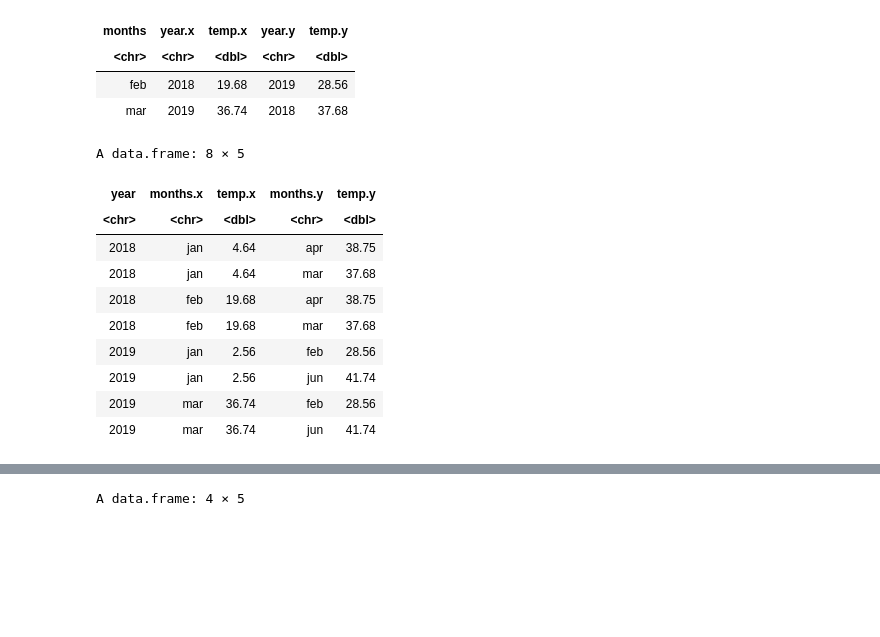
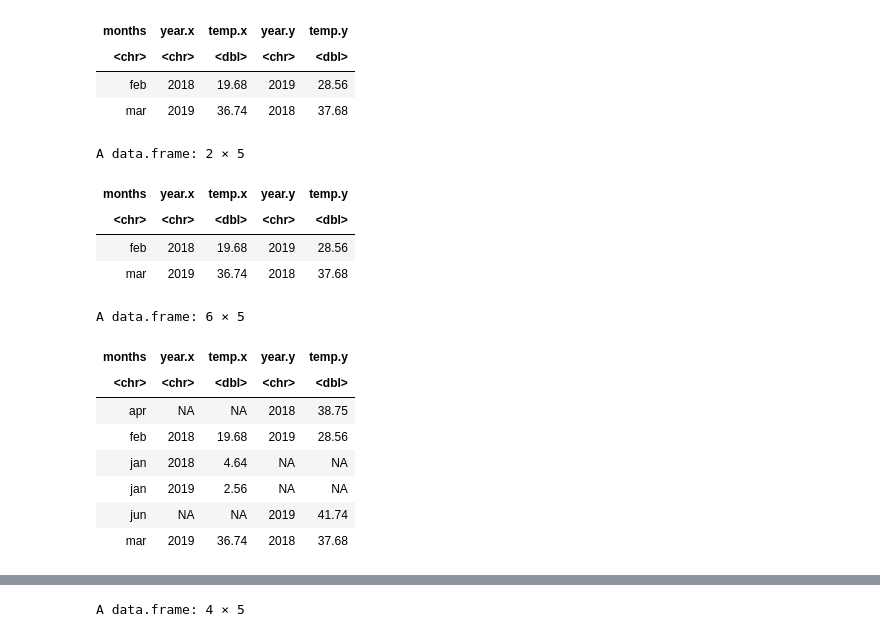
Before and after one commit to svkarthik86/R-Programming, a Jupyter notebook: DataReshape_in_R.ipynb, the cells around one changed output, grey strips where cells are left out. Drawn from its saved outputs; the diff is of its cells as text; code cells hidden in the pictures; blank space fills up the shorter version.

```diff
--- a/DataReshape_in_R.ipynb
+++ b/DataReshape_in_R.ipynb
@@ -607,6 +603,10 @@ A data.frame: 4 × 3
 | feb | 2019 | 28.56 |
 | jun | 2019 | 41.74 |
 # %%
+months <- c("jan","feb","jan","mar")
+year <- c("2018","2018","2019","2019")
+temp <- c(4.64,19.68,2.56,36.74)
+delhi_temp <- data.frame(months,year,temp)
 delhi_temp
 # %% [output]
 A data.frame: 4 × 3
@@ -625,18 +625,24 @@ A data.frame: 2 × 5
 | <chr> | <chr> | <dbl> | <chr> | <dbl> |
 | feb | 2018 | 19.68 | 2019 | 28.56 |
 | mar | 2019 | 36.74 | 2018 | 37.68 |
+# %%
+delhi_temp%>%inner_join(.,delhi_temp2,by="months")  #dplyr package function
+# %% [output]
+A data.frame: 2 × 5
+| months | year.x | temp.x | year.y | temp.y |
+| <chr> | <chr> | <dbl> | <chr> | <dbl> |
+| feb | 2018 | 19.68 | 2019 | 28.56 |
+| mar | 2019 | 36.74 | 2018 | 37.68 |
 # %%
-merge_delhi_temp <- merge(delhi_temp,delhi_temp2,by="year",all = TRUE)#outer join
+merge_delhi_temp <- merge(delhi_temp,delhi_temp2,by="months",all = TRUE)#outer join
 merge_delhi_temp
 # %% [output]
-A data.frame: 8 × 5
+A data.frame: 6 × 5
-| year | months.x | temp.x | months.y | temp.y |
+| months | year.x | temp.x | year.y | temp.y |
 | <chr> | <chr> | <dbl> | <chr> | <dbl> |
-| 2018 | jan | 4.64 | apr | 38.75 |
-| 2018 | jan | 4.64 | mar | 37.68 |
-| 2018 | feb | 19.68 | apr | 38.75 |
-| 2018 | feb | 19.68 | mar | 37.68 |
-| 2019 | jan | 2.56 | feb | 28.56 |
-| 2019 | jan | 2.56 | jun | 41.74 |
-| 2019 | mar | 36.74 | feb | 28.56 |
-| 2019 | mar | 36.74 | jun | 41.74 |
+| apr | NA | NA | 2018 | 38.75 |
+| feb | 2018 | 19.68 | 2019 | 28.56 |
+| jan | 2018 | 4.64 | NA | NA |
+| jan | 2019 | 2.56 | NA | NA |
+| jun | NA | NA | 2019 | 41.74 |
+| mar | 2019 | 36.74 | 2018 | 37.68 |
```
Also changed, not shown: parts of 13 cells of this notebook, 3 other files.
